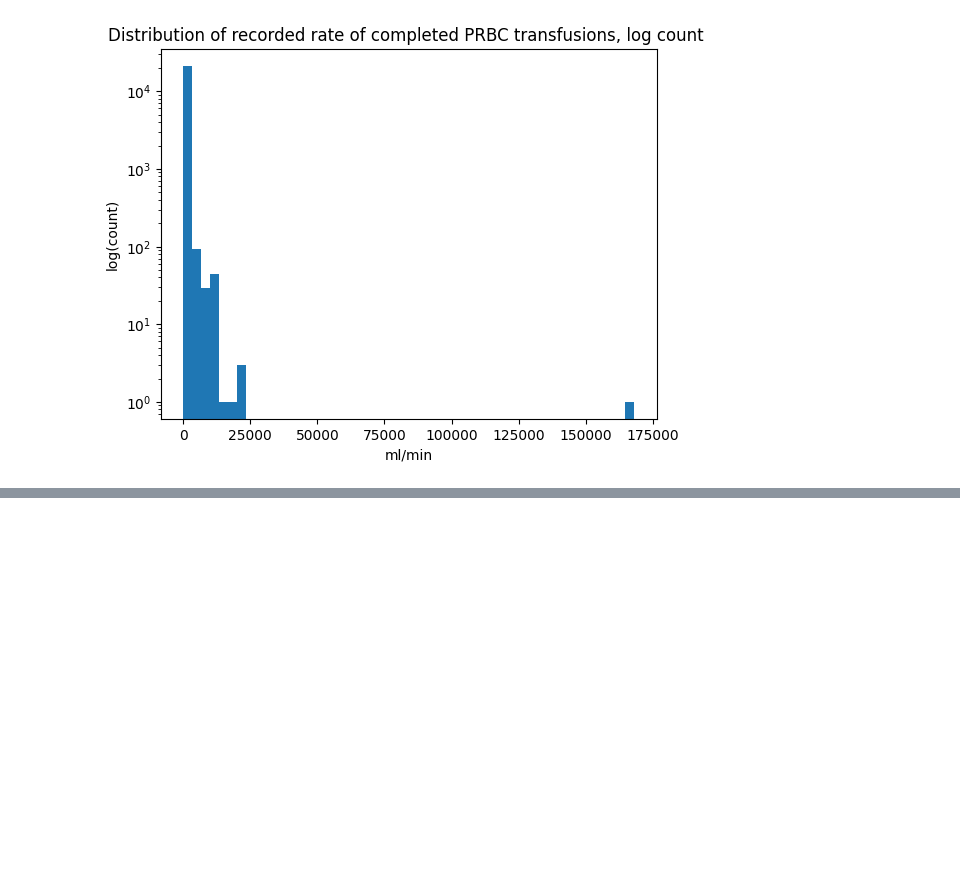
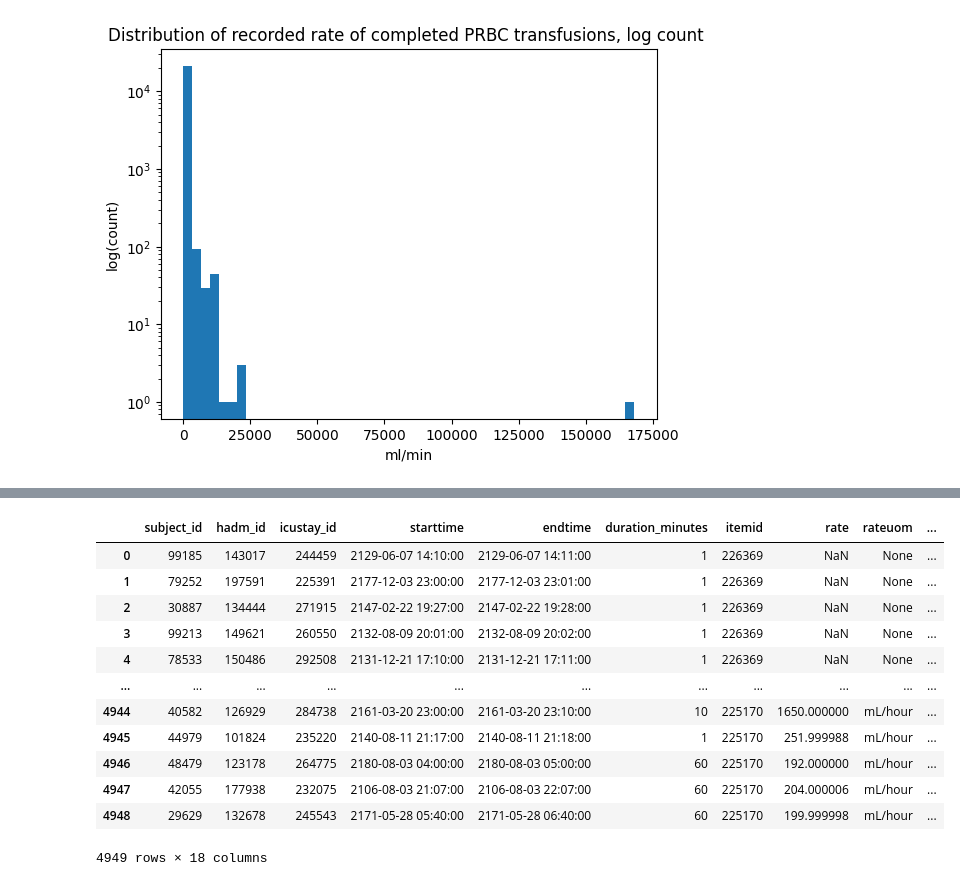
Before and after one commit to kmorhun/tranfusion-reactions, a Jupyter notebook: exploratory_data_analysis/eda_data_filtering.ipynb, the cells around one changed output, grey strips where cells are left out. Saved outputs shown, nothing was run; the diff lists cells and outputs as text; code cells hidden in the pictures; blank space fills up the shorter version.

```diff
--- a/exploratory_data_analysis/eda_kat.ipynb
+++ b/exploratory_data_analysis/eda_data_filtering.ipynb
@@ -869,0 +890,20 @@ Text(0.5, 1.0, 'Distribution of recorded rate of completed PRBC transfusions, lo
+# %%
+with open(f"{query_path}/platelets_blood_inputs.sql", 'r') as file:
+    platelets_transfusion_query = file.read()
+
+platelets_inputs_mv = client.query(platelets_transfusion_query).to_dataframe()
+platelets_inputs_mv
+# %% [output]
+|  | subject_id | hadm_id | icustay_id | starttime | endtime | duration_minutes | itemid | rate | rateuom | ... |
+| 0 | 99185 | 143017 | 244459 | 2129-06-07 14:10:00 | 2129-06-07 14:11:00 | 1 | 226369 | NaN | None | ... |
+| 1 | 79252 | 197591 | 225391 | 2177-12-03 23:00:00 | 2177-12-03 23:01:00 | 1 | 226369 | NaN | None | ... |
+| 2 | 30887 | 134444 | 271915 | 2147-02-22 19:27:00 | 2147-02-22 19:28:00 | 1 | 226369 | NaN | None | ... |
+| 3 | 99213 | 149621 | 260550 | 2132-08-09 20:01:00 | 2132-08-09 20:02:00 | 1 | 226369 | NaN | None | ... |
+| 4 | 78533 | 150486 | 292508 | 2131-12-21 17:10:00 | 2131-12-21 17:11:00 | 1 | 226369 | NaN | None | ... |
+| ... | ... | ... | ... | ... | ... | ... | ... | ... | ... | ... |
+| 4944 | 40582 | 126929 | 284738 | 2161-03-20 23:00:00 | 2161-03-20 23:10:00 | 10 | 225170 | 1650.000000 | mL/hour | ... |
+| 4945 | 44979 | 101824 | 235220 | 2140-08-11 21:17:00 | 2140-08-11 21:18:00 | 1 | 225170 | 251.999988 | mL/hour | ... |
+| 4946 | 48479 | 123178 | 264775 | 2180-08-03 04:00:00 | 2180-08-03 05:00:00 | 60 | 225170 | 192.000000 | mL/hour | ... |
+| 4947 | 42055 | 177938 | 232075 | 2106-08-03 21:07:00 | 2106-08-03 22:07:00 | 60 | 225170 | 204.000006 | mL/hour | ... |
+| 4948 | 29629 | 132678 | 245543 | 2171-05-28 05:40:00 | 2171-05-28 06:40:00 | 60 | 225170 | 199.999998 | mL/hour | ... |
+4949 rows × 18 columns
```
Also changed, not shown: parts of 5 cells of this notebook, 2 other files.
